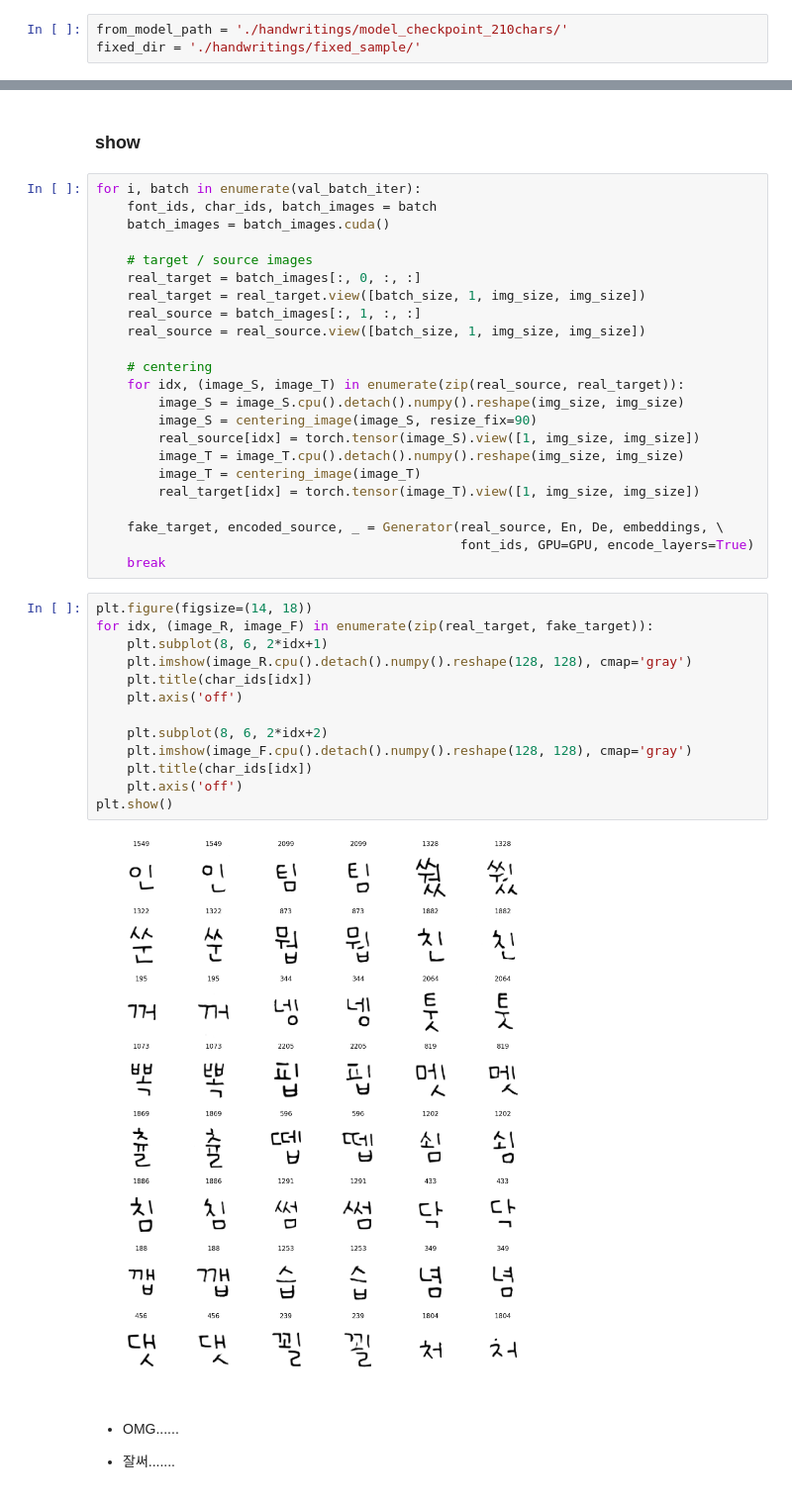
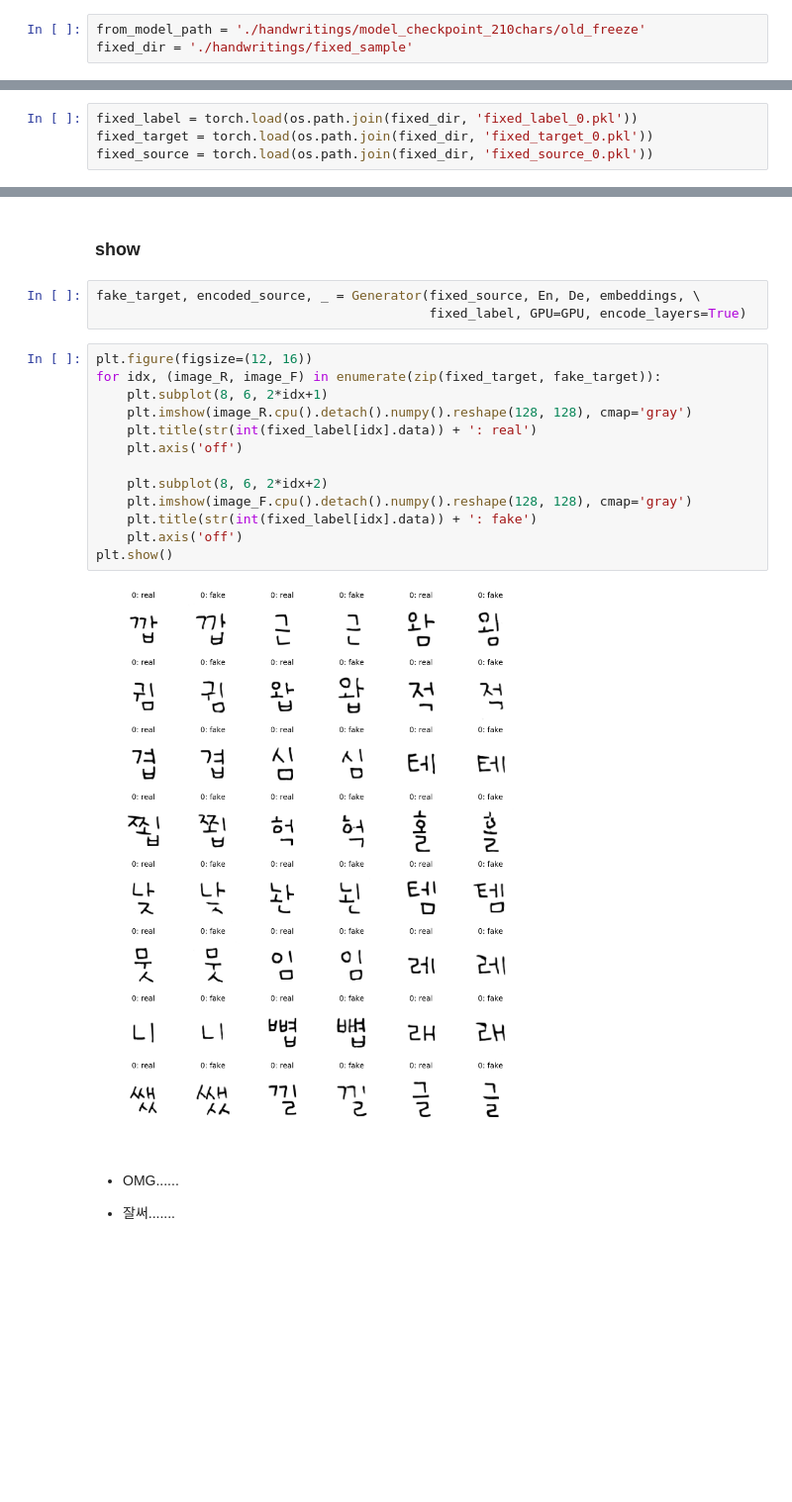
Before and after one commit to jeina7/GAN-handwriting-styler, a Jupyter notebook: 18_Transfer_Learning_for_handwritings_210chars_freeze_encoder.ipynb, the cells around one changed output, grey strips where cells are left out. Shown: that part at 99% size. Drawn from its saved outputs; the diff is of its cells as text; blank space fills up the shorter version.

Commit message:
Feat: Experiment with freezing only Encoder

```diff
--- a/18_Transfer_Learning_for_handwritings_210chars_freeze_encoder.ipynb
+++ b/18_Transfer_Learning_for_handwritings_210chars_freeze_encoder.ipynb
@@ -307,13 +318,17 @@ imageio.mimsave(os.path.join(gif_path, file_name), images)
 # %% [markdown]
 ### Model import
 # %%
-from_model_path = './handwritings/model_checkpoint_210chars/'
-fixed_dir = './handwritings/fixed_sample/'
+from_model_path = './handwritings/model_checkpoint_210chars/old_freeze'
+fixed_dir = './handwritings/fixed_sample'
 # %%
 embeddings = torch.load(os.path.join(fixed_dir, 'EMBEDDINGS.pkl'))
 embeddings.shape
 # %% [output]
 torch.Size([100, 1, 1, 128])
+# %%
+fixed_label = torch.load(os.path.join(fixed_dir, 'fixed_label_0.pkl'))
+fixed_target = torch.load(os.path.join(fixed_dir, 'fixed_target_0.pkl'))
+fixed_source = torch.load(os.path.join(fixed_dir, 'fixed_source_0.pkl'))
 # %%
 En = Encoder().cuda()
 De = Decoder().cuda()
@@ -343,43 +347,23 @@ train examples -> 210, val examples -> 2140
 # %% [markdown]
 ### show
-# %%
-for i, batch in enumerate(val_batch_iter):
-    font_ids, char_ids, batch_images = batch
-    batch_images = batch_images.cuda()
-
-    # target / source images
-    real_target = batch_images[:, 0, :, :]
-    real_target = real_target.view([batch_size, 1, img_size, img_size])
-    real_source = batch_images[:, 1, :, :]
-    real_source = real_source.view([batch_size, 1, img_size, img_size])
-
-    # centering
-    for idx, (image_S, image_T) in enumerate(zip(real_source, real_target)):
-        image_S = image_S.cpu().detach().numpy().reshape(img_size, img_size)
-        image_S = centering_image(image_S, resize_fix=90)
-        real_source[idx] = torch.tensor(image_S).view([1, img_size, img_size])
-        image_T = image_T.cpu().detach().numpy().reshape(img_size, img_size)
-        image_T = centering_image(image_T)
-        real_target[idx] = torch.tensor(image_T).view([1, img_size, img_size])
-
-    fake_target, encoded_source, _ = Generator(real_source, En, De, embeddings, \
-                                               font_ids, GPU=GPU, encode_layers=True)
-    break
+# %%
+fake_target, encoded_source, _ = Generator(fixed_source, En, De, embeddings, \
+                                           fixed_label, GPU=GPU, encode_layers=True)
 # %%
-plt.figure(figsize=(14, 18))
-for idx, (image_R, image_F) in enumerate(zip(real_target, fake_target)):
+plt.figure(figsize=(12, 16))
+for idx, (image_R, image_F) in enumerate(zip(fixed_target, fake_target)):
     plt.subplot(8, 6, 2*idx+1)
     plt.imshow(image_R.cpu().detach().numpy().reshape(128, 128), cmap='gray')
-    plt.title(char_ids[idx])
+    plt.title(str(int(fixed_label[idx].data)) + ': real')
     plt.axis('off')
 
     plt.subplot(8, 6, 2*idx+2)
     plt.imshow(image_F.cpu().detach().numpy().reshape(128, 128), cmap='gray')
-    plt.title(char_ids[idx])
+    plt.title(str(int(fixed_label[idx].data)) + ': fake')
     plt.axis('off')
 plt.show()
 # %% [output]
-[figure, old version]
+[figure, new version]
 # %% [markdown]
 - OMG......
 
```
Also changed, not shown: parts of 6 cells of this notebook.
